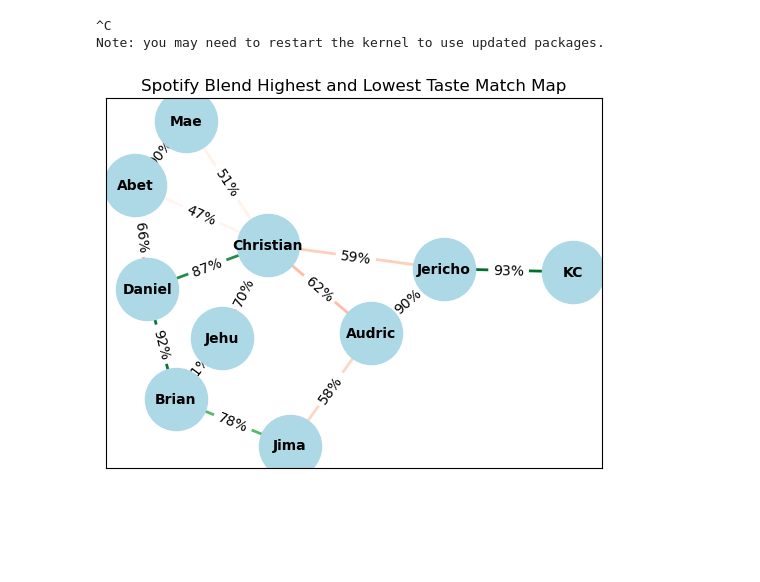
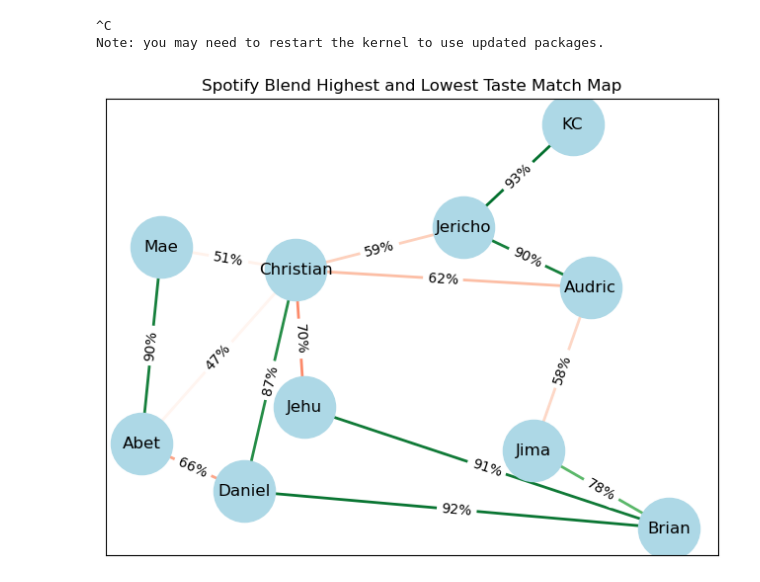
Before and after one commit to jerichosy/Exploratory-Data-Analysis_Experiments, a Jupyter notebook: Spotify Blend Highest and Lowest Taste Match for Psychos.ipynb, the cells around one changed output. Drawn from its saved outputs; the diff is of its cells as text; code cells hidden in the pictures; blank space fills up the shorter version.

```diff
--- a/Spotify Blend Highest and Lowest Taste Match for Psychos.ipynb
+++ b/Spotify Blend Highest and Lowest Taste Match for Psychos.ipynb
@@ -20,51 +20,74 @@ user_data = {
 # %%
 import networkx as nx
 import matplotlib.pyplot as plt
-import matplotlib.colors as mcolors
+import numpy as np
 
-G = nx.Graph()
+def enforce_min_distance(pos, min_dist):
+    keys = list(pos.keys())
+    for i in range(len(keys)):
+        for j in range(i + 1, len(keys)):
+            key_i, key_j = keys[i], keys[j]
+            dist = np.linalg.norm(pos[key_i] - pos[key_j])
+            if dist < min_dist:
+                move_vector = pos[key_i] - pos[key_j]
+                move_vector = move_vector / np.linalg.norm(move_vector) * (min_dist - dist) / 2
+                pos[key_i] += move_vector
+                pos[key_j] -= move_vector
+    return pos
 
-# Add nodes and edges
-for user, matches in user_data.items():
-    highest_match_user, highest_score = matches['highest']
-    lowest_match_user, lowest_score = matches['lowest']
-    G.add_edge(user, highest_match_user, weight=highest_score, type='highest')
-    G.add_edge(user, lowest_match_user, weight=lowest_score, type='lowest')
+def draw_graph_with_min_distance(min_dist):
+    G = nx.Graph()
 
-# Position nodes using a layout algorithm
-pos = nx.spring_layout(G)
+    # Add nodes and edges
+    for user, matches in user_data.items():
+        highest_match_user, highest_score = matches['highest']
+        lowest_match_user, lowest_score = matches['lowest']
+        G.add_edge(user, highest_match_user, weight=highest_score, type='highest')
+        G.add_edge(user, lowest_match_user, weight=lowest_score, type='lowest')
 
-# Get edge weights and types
-edges = G.edges(data=True)
-highest_weights = [(u, v, data['weight']) for u, v, data in edges if data['type'] == 'highest']
-lowest_weights = [(u, v, data['weight']) for u, v, data in edges if data['type'] == 'lowest']
+    # Use a fixed seed for the layout algorithm to get consistent positions
+    pos = nx.spring_layout(G)
 
-# Normalize weights to [0, 1] for colormap
-norm = plt.Normalize(50, 100)  # Assuming percentages range from 50 to 100
-cmap_highest = plt.get_cmap('Greens')  # Green for highest matches
-cmap_lowest = plt.get_cmap('Reds')  # Red for lowest matches
+    # Enforce minimum distance
+    pos = enforce_min_distance(pos, min_dist)
 
-# Draw nodes
-nx.draw_networkx_nodes(G, pos, node_color='lightblue', node_size=2000)
+    # Get edge weights and types
+    edges = G.edges(data=True)
+    highest_weights = [(u, v, data['weight']) for u, v, data in edges if data['type'] == 'highest']
+    lowest_weights = [(u, v, data['weight']) for u, v, data in edges if data['type'] == 'lowest']
 
-# Draw edges with colors based on weights
-for u, v, weight in highest_weights:
-    color = cmap_highest(norm(weight))
-    nx.draw_networkx_edges(G, pos, edgelist=[(u, v)], width=2, edge_color=[color])
+    # Normalize weights to [0, 1] for colormap
+    norm = plt.Normalize(50, 100)  # Assuming percentages range from 50 to 100
+    cmap_highest = plt.get_cmap('Greens')  # Green for highest matches
+    cmap_lowest = plt.get_cmap('Reds')  # Red for lowest matches
 
-for u, v, weight in lowest_weights:
-    color = cmap_lowest(norm(weight))
-    nx.draw_networkx_edges(G, pos, edgelist=[(u, v)], width=2, edge_color=[color])
+    plt.figure(figsize=(8, 6))
 
-# Draw labels
-nx.draw_networkx_labels(G, pos, font_size=10, font_weight='bold')
+    # Draw nodes
+    nx.draw_networkx_nodes(G, pos, node_color='lightblue', node_size=2000)
 
-# Draw edge labels
-edge_labels = {(u, v): f"{data['weight']}%" for u, v, data in edges}
-nx.draw_networkx_edge_labels(G, pos, edge_labels=edge_labels)
+    # Draw edges with colors based on weights
+    for u, v, weight in highest_weights:
+        color = cmap_highest(norm(weight))
+        nx.draw_networkx_edges(G, pos, edgelist=[(u, v)], width=2, edge_color=[color])
 
-# Show the plot
-plt.title("Spotify Blend Highest and Lowest Taste Match Map")
-plt.show()
+    for u, v, weight in lowest_weights:
+        color = cmap_lowest(norm(weight))
+        nx.draw_networkx_edges(G, pos, edgelist=[(u, v)], width=2, edge_color=[color])
+
+    # Draw labels
+    nx.draw_networkx_labels(G, pos)
+
+    # Draw edge labels, adjusting the position to avoid overlapping with nodes
+    edge_labels = {(u, v): f"{data['weight']}%" for u, v, data in edges}
+    nx.draw_networkx_edge_labels(G, pos, edge_labels=edge_labels, label_pos=0.5)
+
+    # Show the plot
+    plt.title("Spotify Blend Highest and Lowest Taste Match Map")
+    plt.show()
+
+# Specify minimum distance and draw graph
+min_distance = 1  # Adjust this value as needed
+draw_graph_with_min_distance(min_distance)
 # %% [output]
-[figure, old version]
+[figure, new version]
```
